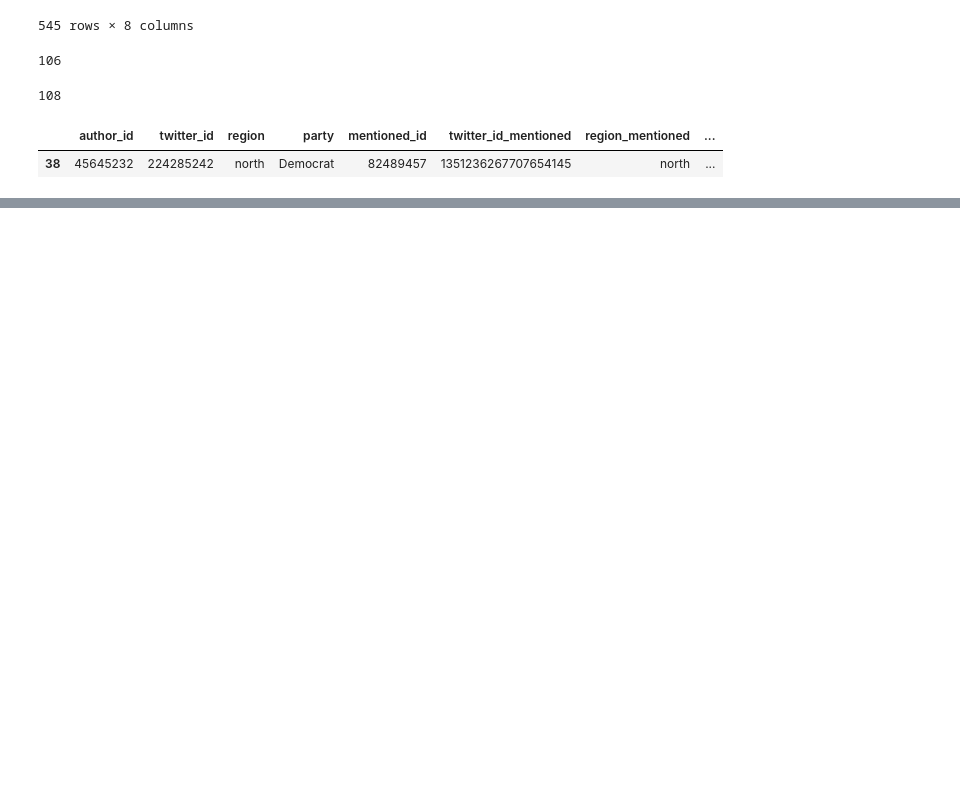
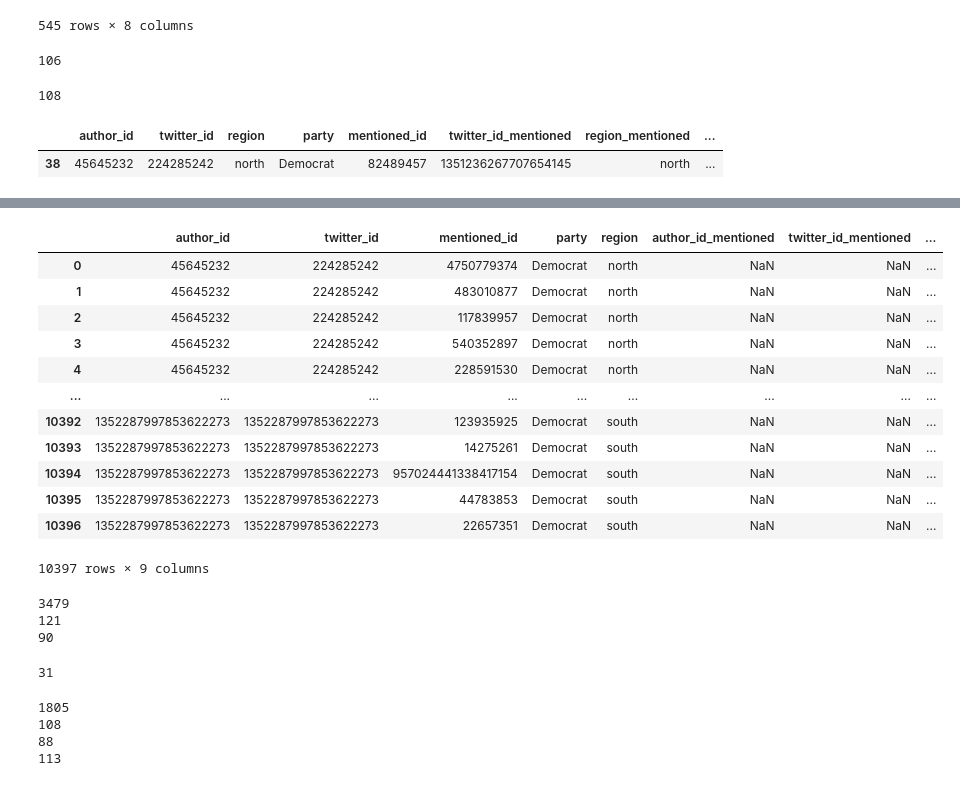
Before and after one commit to CEL-lab/multilayer_polarization, a Jupyter notebook: data/reciprocity.ipynb, the cells around one changed output, grey strips where cells are left out. Saved outputs shown, nothing was run; the diff lists cells and outputs as text; code cells hidden in the pictures; blank space fills up the shorter version.

```diff
--- a/data/reciprocity.ipynb
+++ b/data/reciprocity.ipynb
@@ -541,0 +749,5 @@ conn.close()
+# %%
+import sqlite3
+conn = sqlite3.connect("D://Dropbox//projeler//ndsu_polarization//twitterVeriToplama//twitter004.db")
+c = conn.cursor()
+c
@@ -541,0 +880,8 @@ conn.close()
+# %%
+# read * from mentionedUsers table to df
+import pandas as pd
+mentionedUsers = pd.read_sql_query("SELECT * FROM mentionedUsers3", conn)
+#drop state column
+mentionedUsers = mentionedUsers.drop(columns=['state'])
+mentionedUsers
+# burada id sayısı çok fazla çünkü tüm mentionlananlar var. biz sadece kendi listemizdekileri alacağız.
@@ -541,0 +902,4 @@ conn.close()
+# %%
+authorIDTwitterID = pd.read_sql_query("SELECT * FROM authorIDTwitterID", conn)
+authorIDTwitterID = authorIDTwitterID[['author_id', 'twitter_id', 'region', 'party']]
+authorIDTwitterID
@@ -541,0 +922,32 @@ conn.close()
+# %%
+# mentionedUsers.merge(authorIDTwitterID, left_on = 'mentioned_id', right_on = 'author_id', how='left')
+mentionedUsers = mentionedUsers.merge(authorIDTwitterID, left_on='mentioned_id', right_on='author_id', how='left', suffixes=('', '_mentioned'))
+# %%
+mentionedUsers
+# %% [output]
+|  | author_id | twitter_id | mentioned_id | party | region | author_id_mentioned | twitter_id_mentioned | ... |
+| 0 | 45645232 | 224285242 | 4750779374 | Democrat | north | NaN | NaN | ... |
+| 1 | 45645232 | 224285242 | 483010877 | Democrat | north | NaN | NaN | ... |
+| 2 | 45645232 | 224285242 | 117839957 | Democrat | north | NaN | NaN | ... |
+| 3 | 45645232 | 224285242 | 540352897 | Democrat | north | NaN | NaN | ... |
+| 4 | 45645232 | 224285242 | 228591530 | Democrat | north | NaN | NaN | ... |
+| ... | ... | ... | ... | ... | ... | ... | ... | ... |
+| 10392 | 1352287997853622273 | 1352287997853622273 | 123935925 | Democrat | south | NaN | NaN | ... |
+| 10393 | 1352287997853622273 | 1352287997853622273 | 14275261 | Democrat | south | NaN | NaN | ... |
+| 10394 | 1352287997853622273 | 1352287997853622273 | 957024441338417154 | Democrat | south | NaN | NaN | ... |
+| 10395 | 1352287997853622273 | 1352287997853622273 | 44783853 | Democrat | south | NaN | NaN | ... |
+| 10396 | 1352287997853622273 | 1352287997853622273 | 22657351 | Democrat | south | NaN | NaN | ... |
+10397 rows × 9 columns
+# %%
+print(len(mentionedUsers["mentioned_id"].unique()))
+print(len(mentionedUsers["author_id"].unique()))
+print(len(mentionedUsers["twitter_id"].unique()))
+# %% [output]
+3479
+121
+90
+# %%
+# what are the number of unique elements in author_id different than twitter_id?
+print(len(mentionedUsers["author_id"].unique()) - len(mentionedUsers["twitter_id"].unique()))
+# %% [output]
+31
@@ -541,0 +960,11 @@ conn.close()
+# %%
+print(len(filtered_data))
+# buradaki sayı finalTable'daki sayıdan az ama normal. herkes birilerini mentionlamıyor.
+print(len(filtered_data['author_id'].unique()))
+print(len(filtered_data['twitter_id'].unique()))
+print(len(filtered_data['mentioned_id'].unique()))
+# %% [output]
+1805
+108
+88
+113
```
Also changed, not shown: parts of 65 cells of this notebook, 1 other file.
